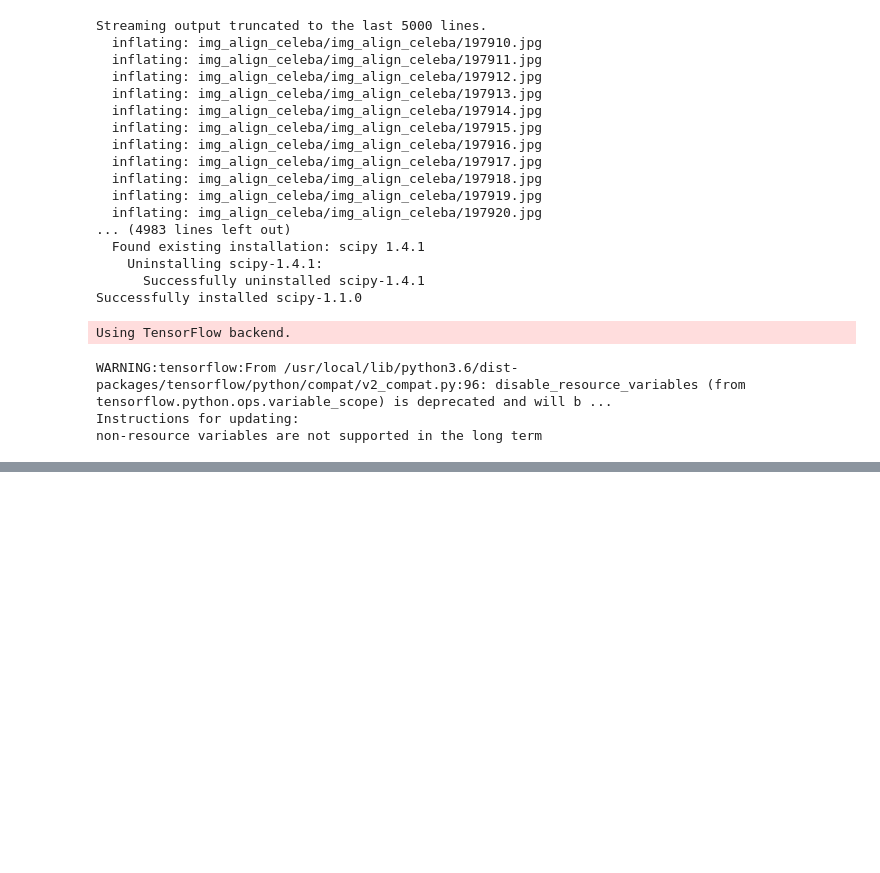
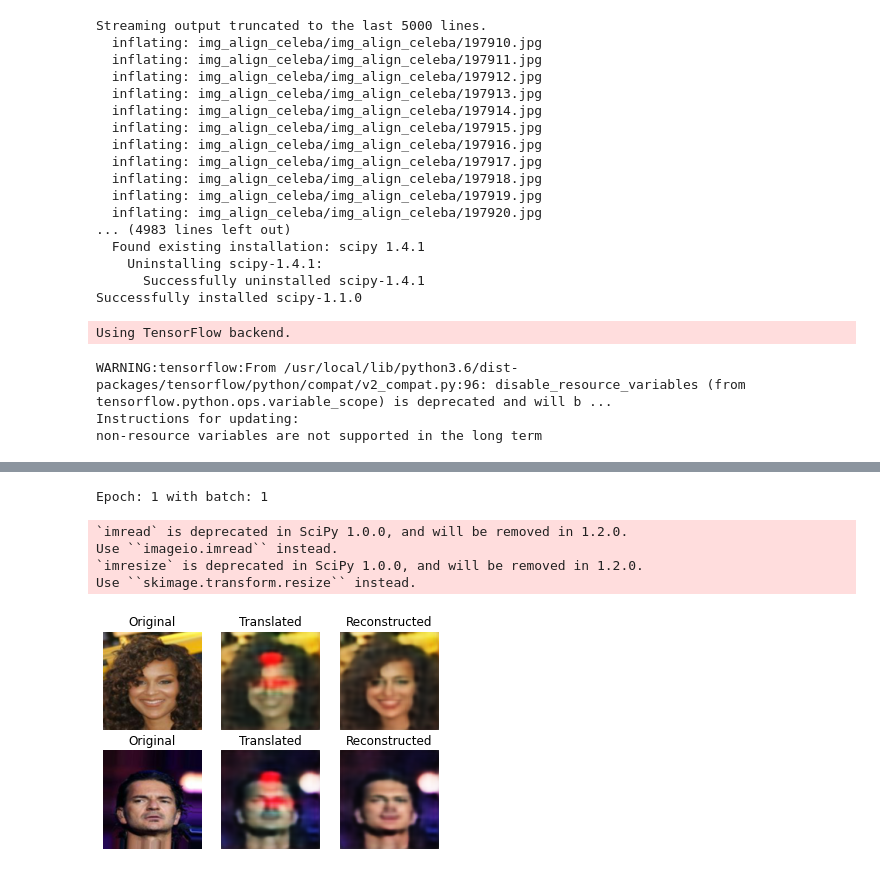
Before and after one commit to GarlandZhang/hairy_gan, a Jupyter notebook: hairy_gan.ipynb, the cells around one changed output, grey strips where cells are left out. Cells and saved outputs as stored; diff of their text form; code cells hidden in the pictures; blank space fills up the shorter version.

```diff
--- a/hairy_gan.ipynb
+++ b/hairy_gan.ipynb
@@ -181,7 +183,7 @@ def build_encoder(img_shape, num_filters=64, kernel_size=4, strides=2):
   x = build_conv(x, num_filters * 4, kernel_size, strides)
   x = build_conv(x, num_filters * 8, kernel_size, strides)
   x = build_conv(x, num_filters * 16, kernel_size, strides)
-  x.name = 'encoder_output'
+  # x.name = 'encoder_output'
 
   model = Model(img, x, name='encoder')
 
@@ -218,7 +220,7 @@ def build_decoder(latent_space_shape, attr_size, num_filters=64, kernel_size=4,
   x = build_deconv(x, num_filters * 2, kernel_size=kernel_size, strides=strides)
   x = UpSampling2D(size=2)(x)
   x = Conv2D(3, kernel_size=kernel_size, strides=strides, padding='same', activation='tanh')(x)
-  x.name = 'decoder_output'
+  # x.name = 'decoder_output'
 
   model = Model([img, label], x, name='decoder')
 
@@ -271,9 +273,9 @@ def build_combined_generator(img_shape, attr_size, genc, gdec, dc, optimizer):
   b = Input(shape=(attr_size, )) # requested attr
 
   z = genc(x_a) # latent space representation of original image
-  x_b_hat = gdec([z, b]) # image with requested attr
+  x_b = gdec([z, b]) # image with requested attr
 
-  valid, b_hat = dc([x_b_hat, b]) # guess real or fake and guess the requested features
+  valid, b_hat = dc([x_b, b]) # guess real or fake and guess the requested features
 
   x_a_hat = gdec([z, a]) # reconstr
 
@@ -390,23 +392,26 @@ class HairyGan(): # based on AttGan
         self.metrics = add_metrics(self.metrics, [dc_real_history, dc_fake_history, g_real_history])
 
         if (step + 1) % visualize_interval == 0:
-          self.sample_images(epoch, step)
+          try:
+            self.sample_images(epoch, step)
 
-          # save models
-          save_model(self.enc, 'enc.h5')
-          shutil.copy('enc.h5', os.path.join(project_path, 'enc.h5'))
+            # save models
+            save_model(self.enc, 'enc.h5')
+            shutil.copy('enc.h5', os.path.join(project_path, 'enc.h5'))
 
-          save_model(self.dec, 'dec.h5')
-          shutil.copy('dec.h5', os.path.join(project_path, 'dec.h5'))
+            save_model(self.dec, 'dec.h5')
+            shutil.copy('dec.h5', os.path.join(project_path, 'dec.h5'))
 
-          self.dc.save_weights('dc.weights')
-          shutil.copy('dc.weights', os.path.join(project_path, 'dc.weights'))
+            self.dc.save_weights('dc.weights')
+            shutil.copy('dc.weights', os.path.join(project_path, 'dc.weights'))
 
-          self.combined.save_weights('combined.weights')
-          shutil.copy('combined.weights', os.path.join(project_path, 'combined.weights'))
+            self.combined.save_weights('combined.weights')
+            shutil.copy('combined.weights', os.path.join(project_path, 'combined.weights'))
 
-          # visualize loss/accuracy
-          visualize_metrics(self.metrics)
+            # visualize loss/accuracy
+            visualize_metrics(self.metrics)
+          except Exception as e:
+            print(e)
 
   def sample_images(self, epoch, batch_i):
     print(f'Epoch: {epoch} with batch: {batch_i}')
@@ -463,7 +468,7 @@ def visualize_metrics(metrics):
 # %%
 project_path = '/content/drive/My Drive/hairy_gan'
 gan = HairyGan()
-gan.train(num_epochs=100, batch_size=32, visualize_interval=100)
+# gan.train(num_epochs=100, batch_size=32, visualize_interval=100)
 # %% [output]
 WARNING:tensorflow:From /usr/local/lib/python3.6/dist-packages/tensorflow/python/ops/resource_variable_ops.py:1666: calling BaseResourceVariable.__init__ (from tensorflow.python.ops.resource_variable_ ...
 Instructions for updating:
@@ -548,5 +493,0 @@ Epoch 1/1
-# %%
-# gan.sample_images(1, 1)
-batch_size = 2
-imgs, attrs = gan.dl.load_data('test', batch_size=batch_size, is_testing=True)
-history = gan.dc.fit([imgs, attrs], [np.ones((batch_size, 1)), attrs])
@@ -561,0 +494,9 @@ metrics['dc_loss']
+# %%
+gan.sample_images(1, 1)
+# %% [output]
+Epoch: 1 with batch: 1
+`imread` is deprecated in SciPy 1.0.0, and will be removed in 1.2.0.
+Use ``imageio.imread`` instead.
+`imresize` is deprecated in SciPy 1.0.0, and will be removed in 1.2.0.
+Use ``skimage.transform.resize`` instead.
+[figure, added]
```
Also changed, not shown: parts of 5 cells of this notebook.
